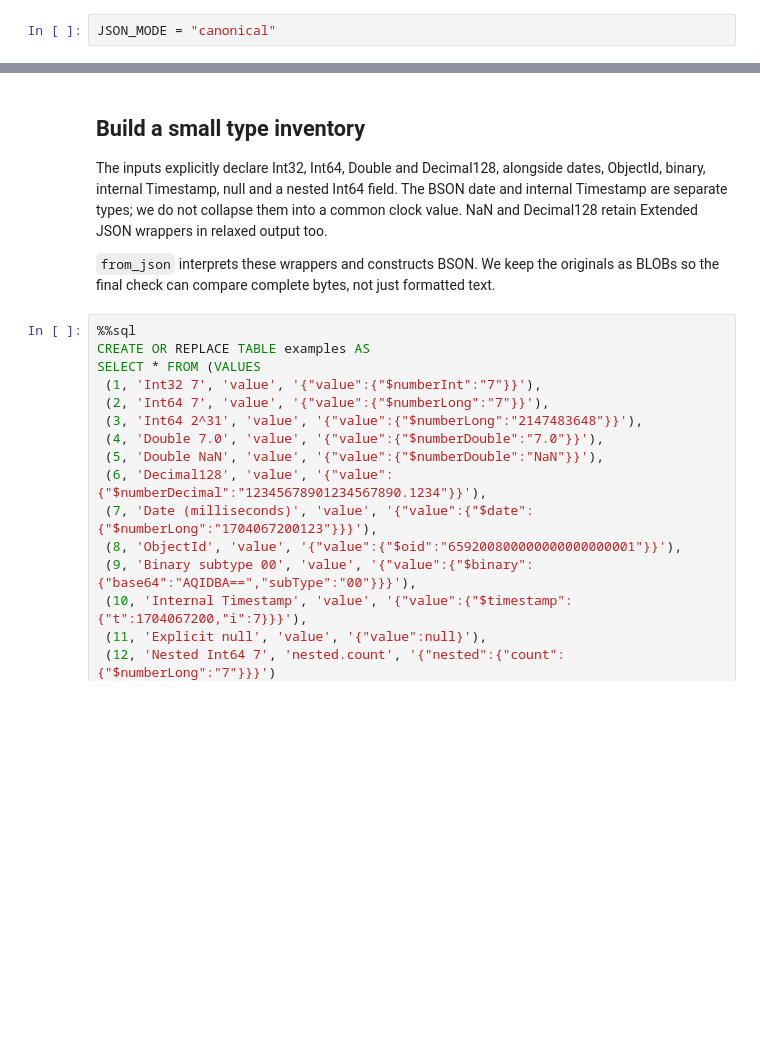
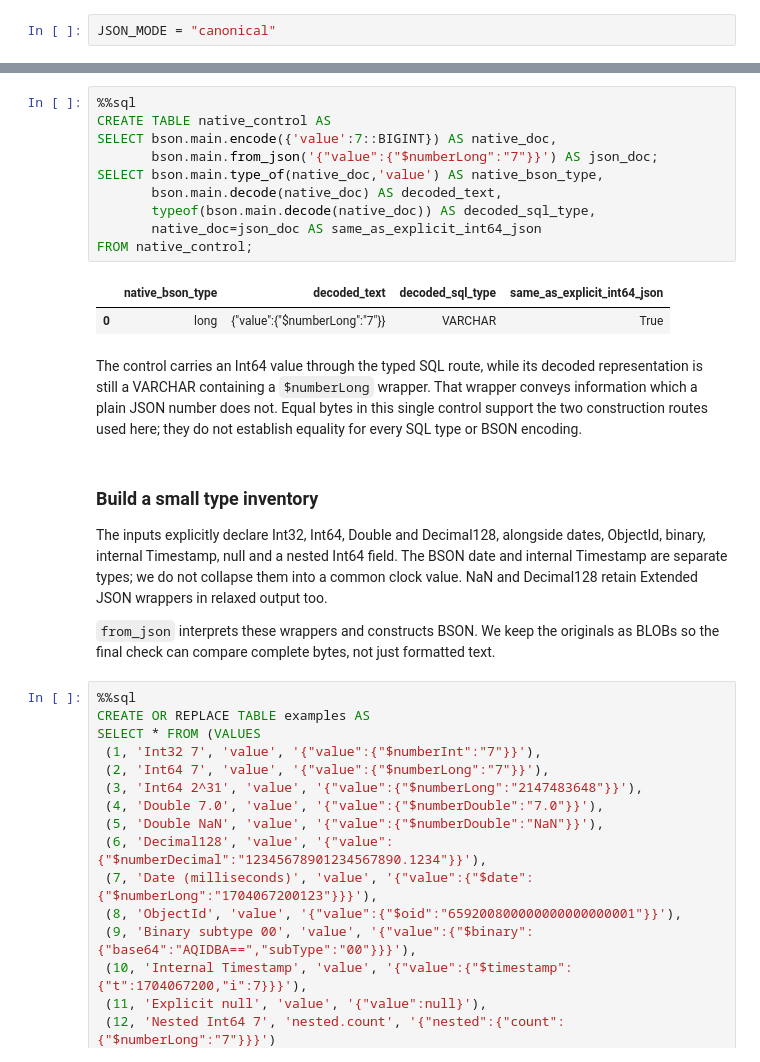
Before and after one commit to Query-farm/vgi-bson, a Jupyter notebook: notebooks/01_types_through_a_json_round_trip.ipynb, the cells around one changed output, grey strips where cells are left out. Drawn from its saved outputs; the diff is of its cells as text; blank space fills up the shorter version.

```diff
--- a/notebooks/01_types_through_a_json_round_trip.ipynb
+++ b/notebooks/01_types_through_a_json_round_trip.ipynb
@@ -81,5 +87,20 @@ SELECT bson.main.to_json(bson.main.from_json('{"value":{"$numberLong":"7"}}'), '
+# %%
+%%sql
+CREATE TABLE native_control AS
+SELECT bson.main.encode({'value':7::BIGINT}) AS native_doc,
+       bson.main.from_json('{"value":{"$numberLong":"7"}}') AS json_doc;
+SELECT bson.main.type_of(native_doc,'value') AS native_bson_type,
+       bson.main.decode(native_doc) AS decoded_text,
+       typeof(bson.main.decode(native_doc)) AS decoded_sql_type,
+       native_doc=json_doc AS same_as_explicit_int64_json
+FROM native_control;
+# %% [output]
+|  | native_bson_type | decoded_text | decoded_sql_type | same_as_explicit_int64_json |
+| 0 | long | {"value":{"$numberLong":"7"}} | VARCHAR | True |
+# %% [markdown]
+The control carries an Int64 value through the typed SQL route, while its decoded representation is still a VARCHAR containing a `$numberLong` wrapper. That wrapper conveys information which a plain JSON number does not. Equal bytes in this single control support the two construction routes used here; they do not establish equality for every SQL type or BSON encoding.
 # %% [markdown]
-## Build a small type inventory
+### Build a small type inventory
 
 The inputs explicitly declare Int32, Int64, Double and Decimal128, alongside
 dates, ObjectId, binary, internal Timestamp, null and a nested Int64 field.
```
Also changed, not shown: parts of 26 cells of this notebook, 12 other files.
